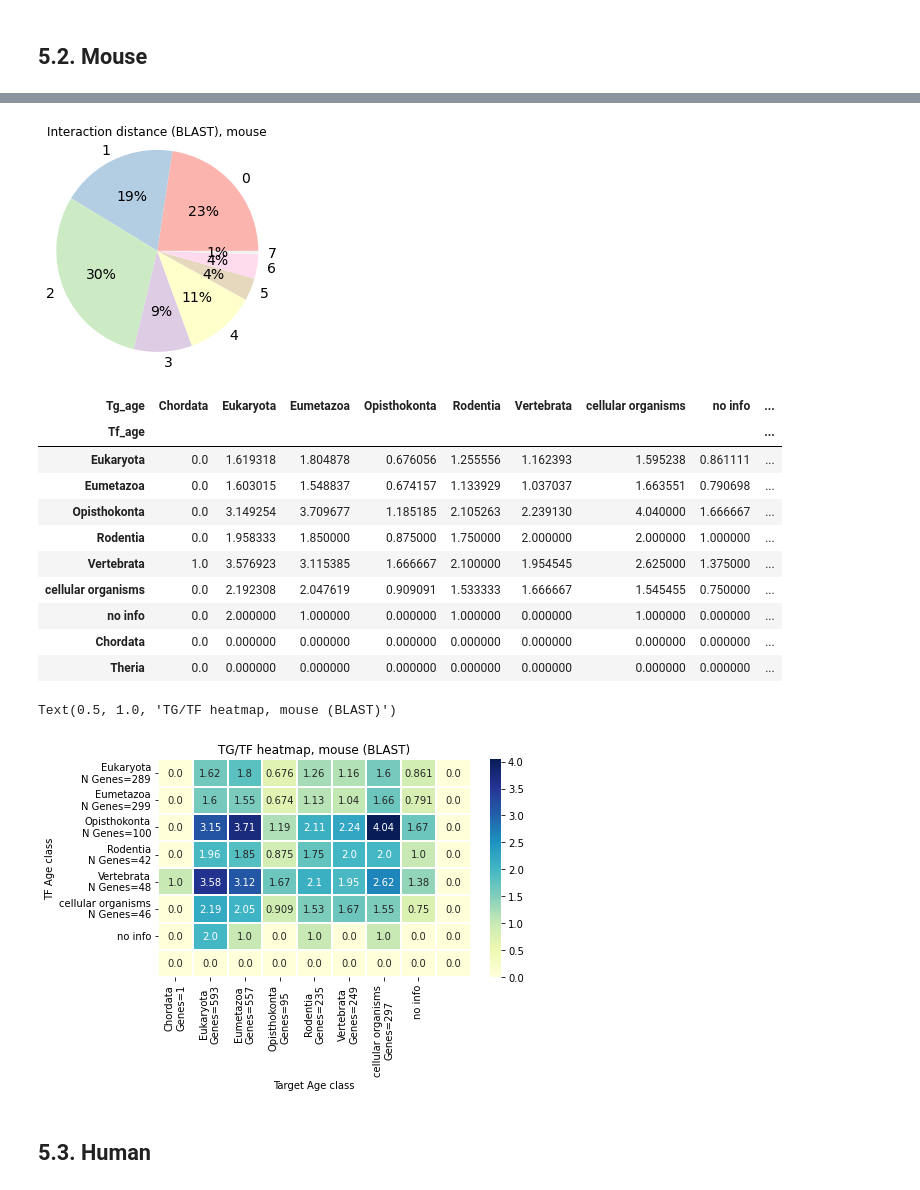
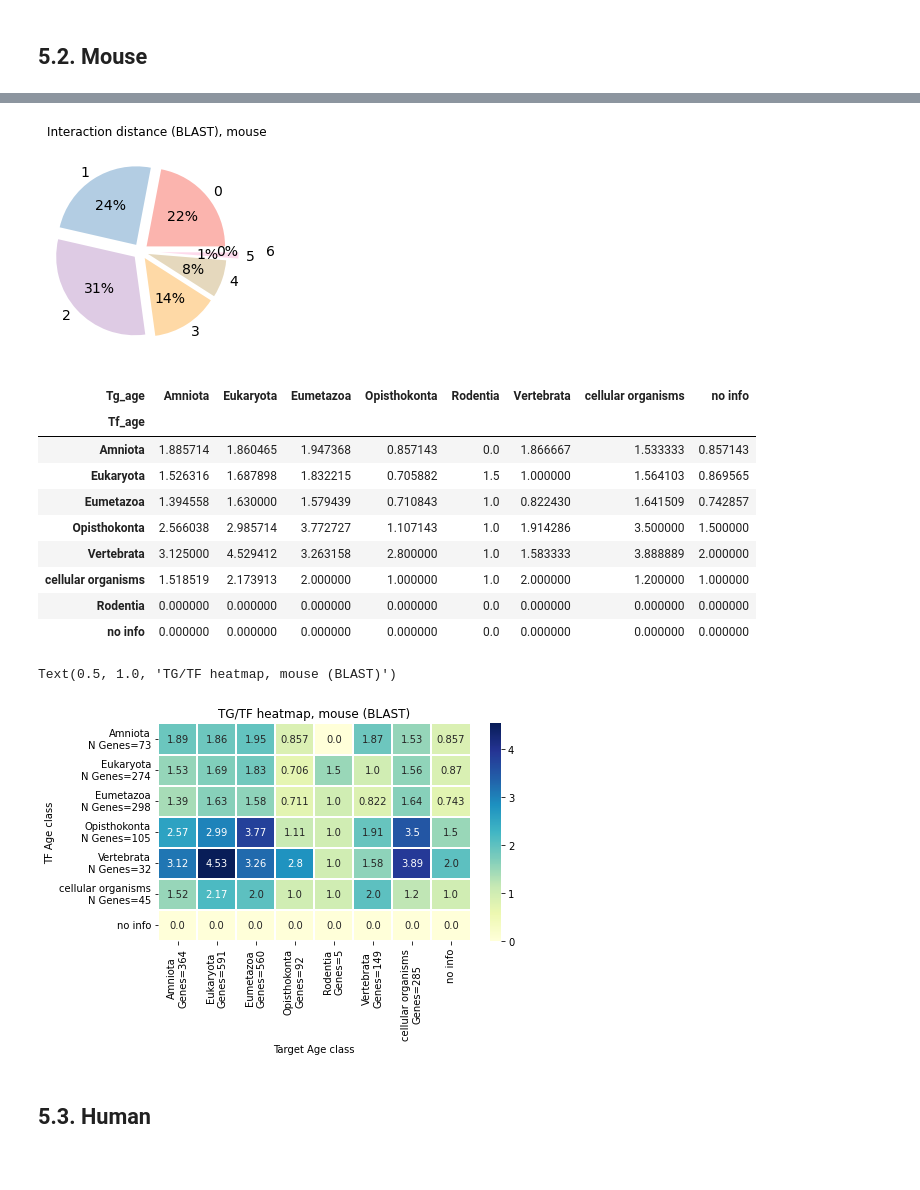
Before and after one commit to Freddsle/age_patterns, a Jupyter notebook: code/06_BLAST_SwissTree.ipynb, the cells around one changed output, grey strips where cells are left out. Cells and saved outputs as stored; diff of their text form; code cells hidden in the pictures.

Commit message:
re-runed blast with refseq sequences

```diff
--- a/code/06_BLAST_SwissTree.ipynb
+++ b/code/06_BLAST_SwissTree.ipynb
@@ -947,10 +1080,10 @@ array(['cellular organisms', 'Eumetazoa', 'Opisthokonta', 'Rodentia',
 #mouse_blast_ages['Age'] = mouse_blast_ages['Age'].apply(lambda x: 'Vertebrata' if x == 'Amniota' or x == 'Euteleostomi' or x == 'Tetrapoda' else x)
 #mouse_blast_ages['Age'] = mouse_blast_ages['Age'].apply(lambda x: 'Mammalia' if x == 'Boreoeutheria' or x == 'Euarchontoglires' or x == 'Theria' else x)
 
-mouse_blast_ages['Age'] = mouse_blast_ages['Age'].apply(lambda x: 'Vertebrata' if x == 'Amniota' or x == 'Euteleostomi' or x == 'Tetrapoda' else x)
-mouse_blast_ages['Age'] = mouse_blast_ages['Age'].apply(lambda x: 'Theria' if x == 'Boreoeutheria' or x == 'Euarchontoglires' else x)
+mouse_blast_ages['Age'] = mouse_blast_ages['Age'].apply(lambda x: 'Vertebrata' if x == 'Euteleostomi' or x == 'Tetrapoda' else x)
+mouse_blast_ages['Age'] = mouse_blast_ages['Age'].apply(lambda x: 'Amniota' if x == 'Theria' or x == 'Boreoeutheria' or x == 'Euarchontoglires'else x)
 mouse_blast_ages['Age'] = mouse_blast_ages['Age'].apply(lambda x: 'Eumetazoa' if x == 'Bilateria' else x)
-mouse_blast_ages['Age'] = mouse_blast_ages['Age'].apply(lambda x: 'Rodentia' if x == 'Murinae' or x == 'Mus'or x == 'Theria' else x)
+mouse_blast_ages['Age'] = mouse_blast_ages['Age'].apply(lambda x: 'Rodentia' if x == 'Murinae' or x == 'Mus' else x)
 # %%
 mouse_data['Tf_age'] = mouse_data.merge(mouse_blast_ages, how='left', on=['TF']).Age
 
@@ -983,11 +1115,11 @@ Index(['Chordata', 'Eukaryota', 'Eumetazoa', 'Opisthokonta', 'Rodentia',
 # %%
 plt.rcParams["figure.figsize"] = 7, 4
 
-ylabels = ['Eukaryota', 'Eumetazoa', 'Opisthokonta',
-           'Rodentia', 'Vertebrata', 'cellular organisms'] # labels for y-axis
+ylabels = ['Amniota', 'Eukaryota', 'Eumetazoa', 'Opisthokonta',
+           'Vertebrata', 'cellular organisms'] # labels for y-axis
 
-xlabels = ['Chordata', 'Eukaryota', 'Eumetazoa', 'Opisthokonta',
-           'Rodentia', 'Vertebrata', 'cellular organisms'] # labels for x-axis
+xlabels = ['Amniota', 'Eukaryota', 'Eumetazoa', 'Opisthokonta', 'Rodentia',
+           'Vertebrata', 'cellular organisms'] # labels for x-axis
 
 x_axis_labels = []
 y_axis_labels = []
@@ -1000,7 +1132,7 @@ x_axis_labels.append('no info')
 for label in ylabels:
     y_axis_labels.append(f'{label}\nGenes={tf_ages_count[tf_ages_count.Tf_age == label].TF.iloc[0]}')
 
-y_axis_labels.append('no info')
+#y_axis_labels.append('no info')
 
 s = sns.heatmap(heatmap_m,
                 xticklabels=x_axis_labels,
@@ -1013,7 +1145,7 @@ s = sns.heatmap(heatmap_m,
 s.set(xlabel='Target Age class', ylabel='TF Age class')
 plt.title('Age classes heatmap, mouse, BLAST')
 
-#plt.savefig('../data/04_plots/mouse_swiss_blast_heatmap.png')
-#plt.close()
+# plt.savefig('../data/04_plots/mouse_swiss_blast_heatmap.png')
+# plt.close()
 # %% [output]
 Text(0.5, 1.0, 'Age classes heatmap, mouse, BLAST')
@@ -1021,6 +1153,6 @@ Text(0.5, 1.0, 'Age classes heatmap, mouse, BLAST')
 # %%
-classes = ['no info', 'cellular organisms', 'Eukaryota', 'Opisthokonta',  'Eumetazoa', 'Chordata',
-           'Vertebrata', 'Theria', 'Rodentia']
+classes = ['no info', 'cellular organisms', 'Eukaryota', 'Opisthokonta',  'Eumetazoa',
+           'Vertebrata', 'Amniota', 'Rodentia']
 
 mouse_data['Tg_age_int'] = mouse_data['Tg_age'].apply(lambda x: classes.index(x))
 mouse_data['TF_age_int'] = mouse_data['Tf_age'].apply(lambda x: classes.index(x))
@@ -1034,16 +1166,16 @@ mouse_data['age_length'] = np.where((mouse_data['TF_age_int'] == 0) | (mouse_dat
 mouse_data['age_length'] = mouse_data['age_length'].replace({-1: np.nan})
 # %%
 plt.rcParams["figure.figsize"] = 4, 4
-idx = [0, 1, 2, 3, 4, 5, 6, 7]
+idx = [0, 1, 2, 3, 4, 5, 6]
 counts = pd.Series(mouse_data['age_length'].value_counts(normalize=True) * 100)
 counts.index = counts.index.astype('int64')
 counts = counts[idx]
 
-#explode = (0.1, 0.1, 0.1, 0.1, 0.1, 0.25, 0.5)
+explode = (0.1, 0.1, 0.1, 0.1, 0.1, 0.25, 0.5)
 counts.plot(kind='pie',
             fontsize=14,
             colormap="Pastel1",
-            #explode=explode,
+            explode=explode,
             autopct='%.0f%%')
 plt.axis('equal')
 plt.ylabel('')
@@ -1053,10 +1185,10 @@ plt.show()
 #plt.savefig('../data/04_plots/mouse_pie.png')
 #plt.close()
 # %% [output]
-[figure, old version]
+[figure, new version]
 # %%
-ages_list = ['cellular organisms', 'Eukaryota', 'Opisthokonta',  'Eumetazoa', 'Chordata',
-           'Vertebrata', 'Theria', 'Rodentia', 'no info']
+ages_list = ['cellular organisms', 'Eukaryota', 'Opisthokonta',  'Eumetazoa',
+           'Vertebrata', 'Amniota', 'Rodentia', 'no info']
 tf_tg_count = heatmap_m.copy()
 
 for tf_age in ages_list:
@@ -1070,55 +1202,54 @@ for tf_age in ages_list:
 # %%
 tf_tg_count
 # %% [output]
-| Tg_age | Chordata | Eukaryota | Eumetazoa | Opisthokonta | Rodentia | Vertebrata | cellular organisms | no info | ... |
-| Tf_age |  |  |  |  |  |  |  |  | ... |
-| Eukaryota | 0.0 | 1.619318 | 1.804878 | 0.676056 | 1.255556 | 1.162393 | 1.595238 | 0.861111 | ... |
-| Eumetazoa | 0.0 | 1.603015 | 1.548837 | 0.674157 | 1.133929 | 1.037037 | 1.663551 | 0.790698 | ... |
-| Opisthokonta | 0.0 | 3.149254 | 3.709677 | 1.185185 | 2.105263 | 2.239130 | 4.040000 | 1.666667 | ... |
-| Rodentia | 0.0 | 1.958333 | 1.850000 | 0.875000 | 1.750000 | 2.000000 | 2.000000 | 1.000000 | ... |
-| Vertebrata | 1.0 | 3.576923 | 3.115385 | 1.666667 | 2.100000 | 1.954545 | 2.625000 | 1.375000 | ... |
-| cellular organisms | 0.0 | 2.192308 | 2.047619 | 0.909091 | 1.533333 | 1.666667 | 1.545455 | 0.750000 | ... |
-| no info | 0.0 | 2.000000 | 1.000000 | 0.000000 | 1.000000 | 0.000000 | 1.000000 | 0.000000 | ... |
-| Chordata | 0.0 | 0.000000 | 0.000000 | 0.000000 | 0.000000 | 0.000000 | 0.000000 | 0.000000 | ... |
-| Theria | 0.0 | 0.000000 | 0.000000 | 0.000000 | 0.000000 | 0.000000 | 0.000000 | 0.000000 | ... |
+| Tg_age | Amniota | Eukaryota | Eumetazoa | Opisthokonta | Rodentia | Vertebrata | cellular organisms | no info |
+| Tf_age |  |  |  |  |  |  |  |  |
+| Amniota | 1.885714 | 1.860465 | 1.947368 | 0.857143 | 0.0 | 1.866667 | 1.533333 | 0.857143 |
+| Eukaryota | 1.526316 | 1.687898 | 1.832215 | 0.705882 | 1.5 | 1.000000 | 1.564103 | 0.869565 |
+| Eumetazoa | 1.394558 | 1.630000 | 1.579439 | 0.710843 | 1.0 | 0.822430 | 1.641509 | 0.742857 |
+| Opisthokonta | 2.566038 | 2.985714 | 3.772727 | 1.107143 | 1.0 | 1.914286 | 3.500000 | 1.500000 |
+| Vertebrata | 3.125000 | 4.529412 | 3.263158 | 2.800000 | 1.0 | 1.583333 | 3.888889 | 2.000000 |
+| cellular organisms | 1.518519 | 2.173913 | 2.000000 | 1.000000 | 1.0 | 2.000000 | 1.200000 | 1.000000 |
+| Rodentia | 0.000000 | 0.000000 | 0.000000 | 0.000000 | 0.0 | 0.000000 | 0.000000 | 0.000000 |
+| no info | 0.000000 | 0.000000 | 0.000000 | 0.000000 | 0.0 | 0.000000 | 0.000000 | 0.000000 |
 # %%
 plt.rcParams["figure.figsize"] = 7, 4
 
-ylabels = ['Eukaryota', 'Eumetazoa', 'Opisthokonta',
-           'Rodentia', 'Vertebrata', 'cellular organisms'] # labels for y-axis
+ylabels = ['Amniota', 'Eukaryota', 'Eumetazoa', 'Opisthokonta',
+           'Vertebrata', 'cellular organisms'] # labels for y-axis
 
-xlabels = ['Chordata', 'Eukaryota', 'Eumetazoa', 'Opisthokonta',
-           'Rodentia', 'Vertebrata', 'cellular organisms'] # labels for x-axis
+xlabels = ['Amniota', 'Eukaryota', 'Eumetazoa', 'Opisthokonta', 'Rodentia',
+           'Vertebrata', 'cellular organisms'] # labels for x-axis
 
 x_axis_labels = []
 y_axis_labels = []
 
 for label in xlabels:
     x_axis_labels.append(f'{label}\nGenes={tg_ages_count[tg_ages_count.Tg_age == label].Target.iloc[0]}')
 
 x_axis_labels.append('no info')
 
 for label in ylabels:
     y_axis_labels.append(f'{label}\nN Genes={tf_ages_count[tf_ages_count.Tf_age == label].TF.iloc[0]}')
 
 y_axis_labels.append('no info')
 
 s = sns.heatmap(tf_tg_count.iloc[:-1, :],
                 xticklabels=x_axis_labels,
                 yticklabels=y_axis_labels,
                 annot=True,
                 fmt=".3",
                 cmap="YlGnBu",
                 linewidths=1.5)
 
 s.set(xlabel='Target Age class', ylabel='TF Age class')
 plt.title('TG/TF heatmap, mouse (BLAST)')
 
-#plt.savefig('../data/04_plots/mouse_swiss_blast_heatmap_02.png')
-#plt.close()
+# plt.savefig('../data/04_plots/mouse_swiss_blast_heatmap_02.png')
+# plt.close()
 # %% [output]
 Text(0.5, 1.0, 'TG/TF heatmap, mouse (BLAST)')
-[figure, old version]
+[figure, new version]
 # %% [markdown]
 ## 5.3. Human
 # %%
```
Also changed, not shown: parts of 46 cells of this notebook, 19 other files.
